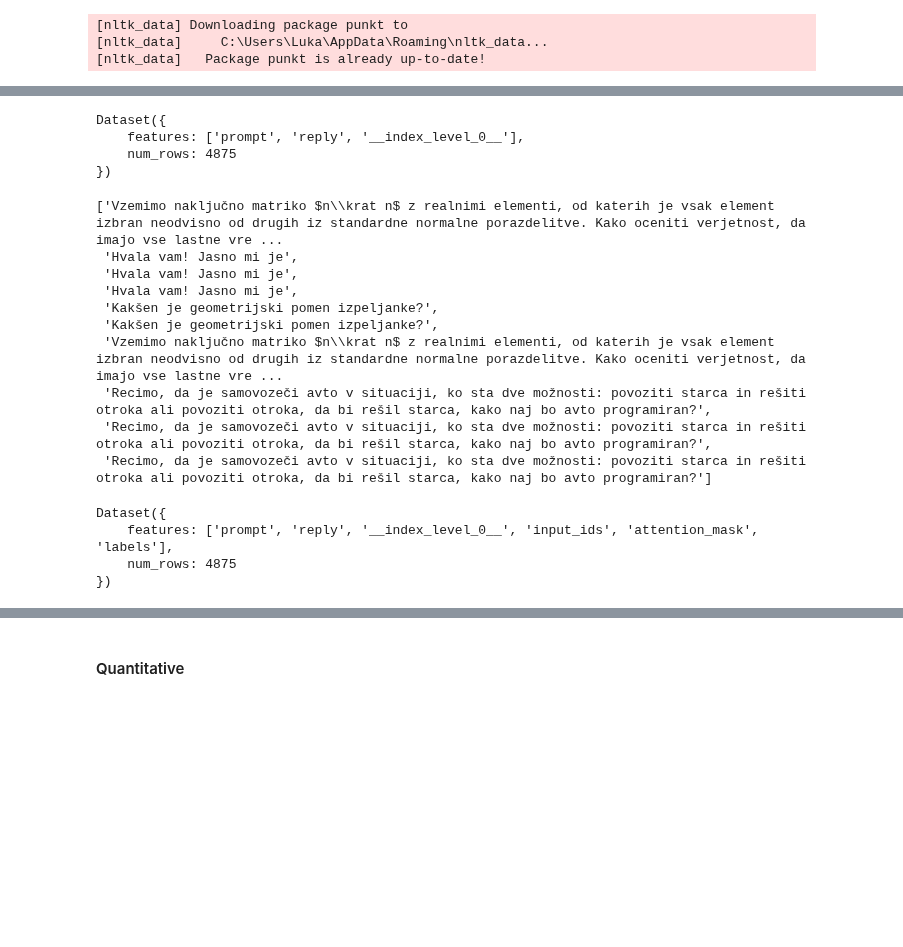
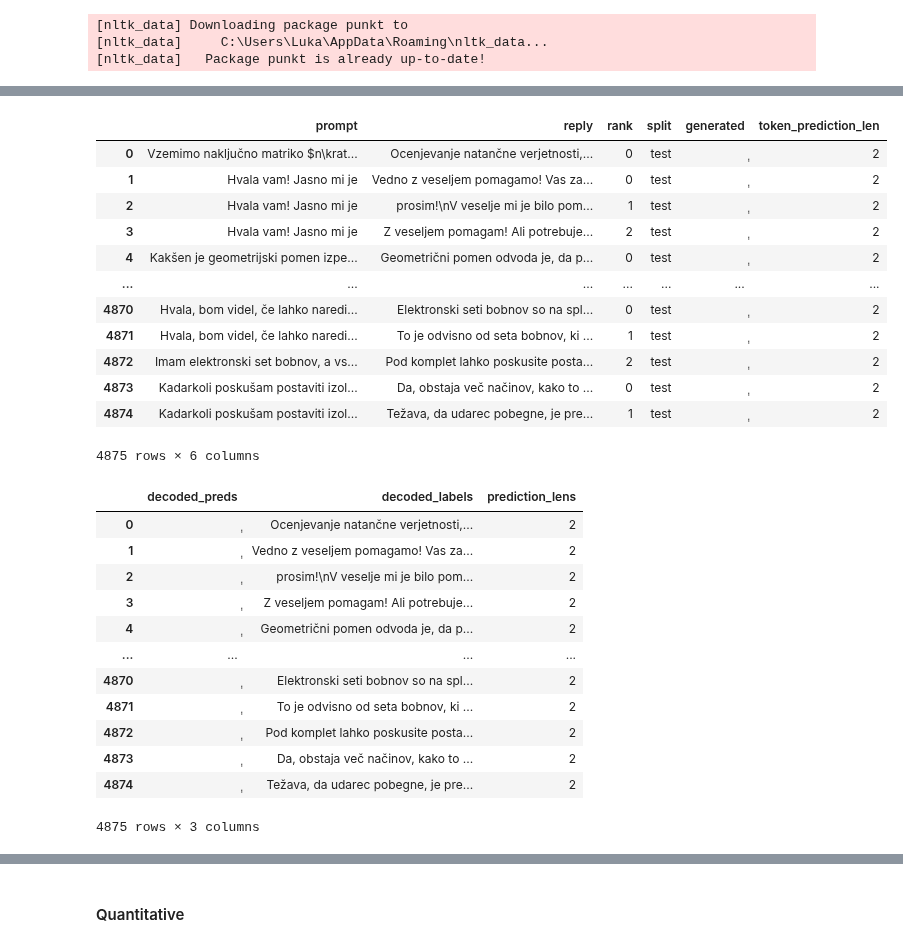
Before and after one commit to UL-FRI-NLP-Course-2022-23/nlp-course-vlr-hsj, a Jupyter notebook: notebooks/evaluation/t5_evaluation.ipynb, the cells around one changed output, grey strips where cells are left out. Saved outputs shown, nothing was run; the diff lists cells and outputs as text; code cells hidden in the pictures; blank space fills up the shorter version.

```diff
--- a/notebooks/evaluation/t5_evaluation.ipynb
+++ b/notebooks/evaluation/t5_evaluation.ipynb
@@ -57,21 +21,0 @@ data[data["split"] == split][:10]
-# %%
-eval_data = Dataset.from_pandas(data[data['split'] == split][["prompt", "reply"]])
-eval_data
-# %% [output]
-Dataset({
-    features: ['prompt', 'reply', '__index_level_0__'],
-    num_rows: 4875
-})
-# %%
-eval_data[:10]["prompt"]
-# %% [output]
-['Vzemimo naključno matriko $n\\krat n$ z realnimi elementi, od katerih je vsak element izbran neodvisno od drugih iz standardne normalne porazdelitve. Kako oceniti verjetnost, da imajo vse lastne vre ...
- 'Hvala vam! Jasno mi je',
- 'Hvala vam! Jasno mi je',
- 'Hvala vam! Jasno mi je',
- 'Kakšen je geometrijski pomen izpeljanke?',
- 'Kakšen je geometrijski pomen izpeljanke?',
- 'Vzemimo naključno matriko $n\\krat n$ z realnimi elementi, od katerih je vsak element izbran neodvisno od drugih iz standardne normalne porazdelitve. Kako oceniti verjetnost, da imajo vse lastne vre ...
- 'Recimo, da je samovozeči avto v situaciji, ko sta dve možnosti: povoziti starca in rešiti otroka ali povoziti otroka, da bi rešil starca, kako naj bo avto programiran?',
- 'Recimo, da je samovozeči avto v situaciji, ko sta dve možnosti: povoziti starca in rešiti otroka ali povoziti otroka, da bi rešil starca, kako naj bo avto programiran?',
- 'Recimo, da je samovozeči avto v situaciji, ko sta dve možnosti: povoziti starca in rešiti otroka ali povoziti otroka, da bi rešil starca, kako naj bo avto programiran?']
@@ -94,9 +22,43 @@ def convert_to_features(examples):
-# %%
-eval_data = eval_data.map(convert_to_features, batched=True, load_from_cache_file=False)
-eval_data.set_format(type="torch", columns=["input_ids", "attention_mask", "labels"])
-eval_data
-# %% [output]
-Dataset({
-    features: ['prompt', 'reply', '__index_level_0__', 'input_ids', 'attention_mask', 'labels'],
-    num_rows: 4875
-})
+# %%
+model_checkpoint = "cjvt/t5-sl-small"
+model_name = model_checkpoint.split("/")[-1]
+data_path = f"../../data/t5_results/prompt_reply_pairs_generated_{split}_{model_name}.csv"
+
+tokenizer = AutoTokenizer.from_pretrained(model_checkpoint)
+model = AutoModelForSeq2SeqLM.from_pretrained(model_checkpoint).to("cuda")
+
+data = pd.read_csv(data_path, sep=";")
+display(data)
+
+decoded_labels = data["reply"].to_list()
+decoded_preds = data["generated"].to_list()
+prediction_lens = data["token_prediction_len"].to_list()
+quantitative_data = pd.DataFrame({"decoded_preds": data["generated"], "decoded_labels": data["reply"], "prediction_lens": data["token_prediction_len"]})
+display(quantitative_data)
+# %% [output]
+|  | prompt | reply | rank | split | generated | token_prediction_len |
+| 0 | Vzemimo naključno matriko $n\krat... | Ocenjevanje natančne verjetnosti,... | 0 | test | ݄ | 2 |
+| 1 | Hvala vam! Jasno mi je | Vedno z veseljem pomagamo! Vas za... | 0 | test | ݄ | 2 |
+| 2 | Hvala vam! Jasno mi je | prosim!\nV veselje mi je bilo pom... | 1 | test | ݄ | 2 |
+| 3 | Hvala vam! Jasno mi je | Z veseljem pomagam! Ali potrebuje... | 2 | test | ݄ | 2 |
+| 4 | Kakšen je geometrijski pomen izpe... | Geometrični pomen odvoda je, da p... | 0 | test | ݄ | 2 |
+| ... | ... | ... | ... | ... | ... | ... |
+| 4870 | Hvala, bom videl, če lahko naredi... | Elektronski seti bobnov so na spl... | 0 | test | ݄ | 2 |
+| 4871 | Hvala, bom videl, če lahko naredi... | To je odvisno od seta bobnov, ki ... | 1 | test | ݄ | 2 |
+| 4872 | Imam elektronski set bobnov, a vs... | Pod komplet lahko poskusite posta... | 2 | test | ݄ | 2 |
+| 4873 | Kadarkoli poskušam postaviti izol... | Da, obstaja več načinov, kako to ... | 0 | test | ݄ | 2 |
+| 4874 | Kadarkoli poskušam postaviti izol... | Težava, da udarec pobegne, je pre... | 1 | test | ݄ | 2 |
+4875 rows × 6 columns
+|  | decoded_preds | decoded_labels | prediction_lens |
+| 0 | ݄ | Ocenjevanje natančne verjetnosti,... | 2 |
+| 1 | ݄ | Vedno z veseljem pomagamo! Vas za... | 2 |
+| 2 | ݄ | prosim!\nV veselje mi je bilo pom... | 2 |
+| 3 | ݄ | Z veseljem pomagam! Ali potrebuje... | 2 |
+| 4 | ݄ | Geometrični pomen odvoda je, da p... | 2 |
+| ... | ... | ... | ... |
+| 4870 | ݄ | Elektronski seti bobnov so na spl... | 2 |
+| 4871 | ݄ | To je odvisno od seta bobnov, ki ... | 2 |
+| 4872 | ݄ | Pod komplet lahko poskusite posta... | 2 |
+| 4873 | ݄ | Da, obstaja več načinov, kako to ... | 2 |
+| 4874 | ݄ | Težava, da udarec pobegne, je pre... | 2 |
+4875 rows × 3 columns
```
Also changed, not shown: parts of 23 cells of this notebook, 7 other files.
